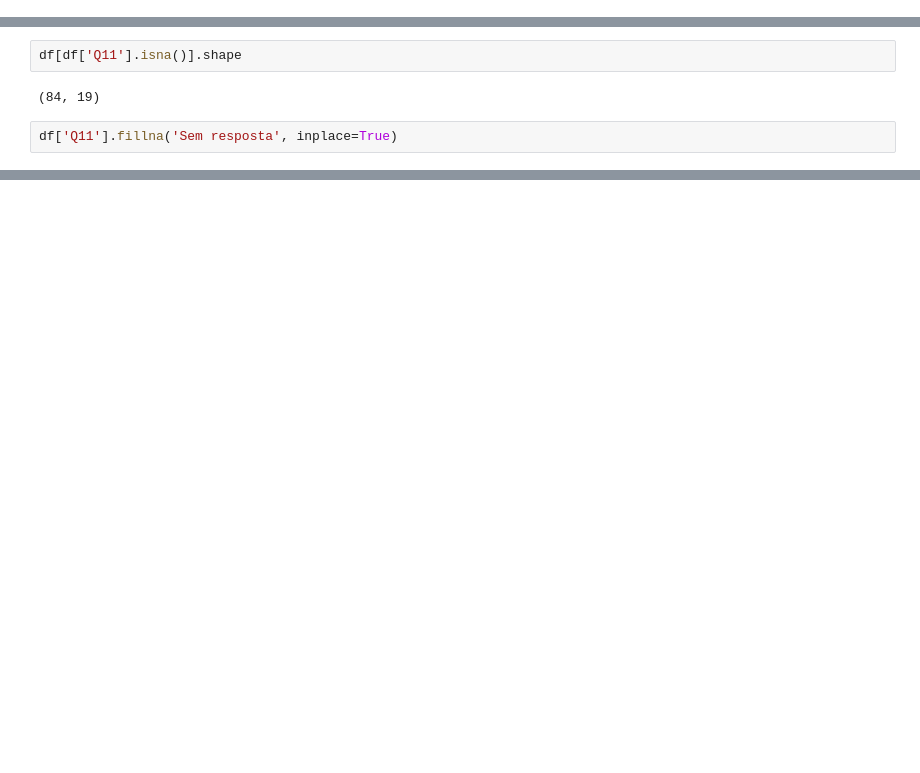
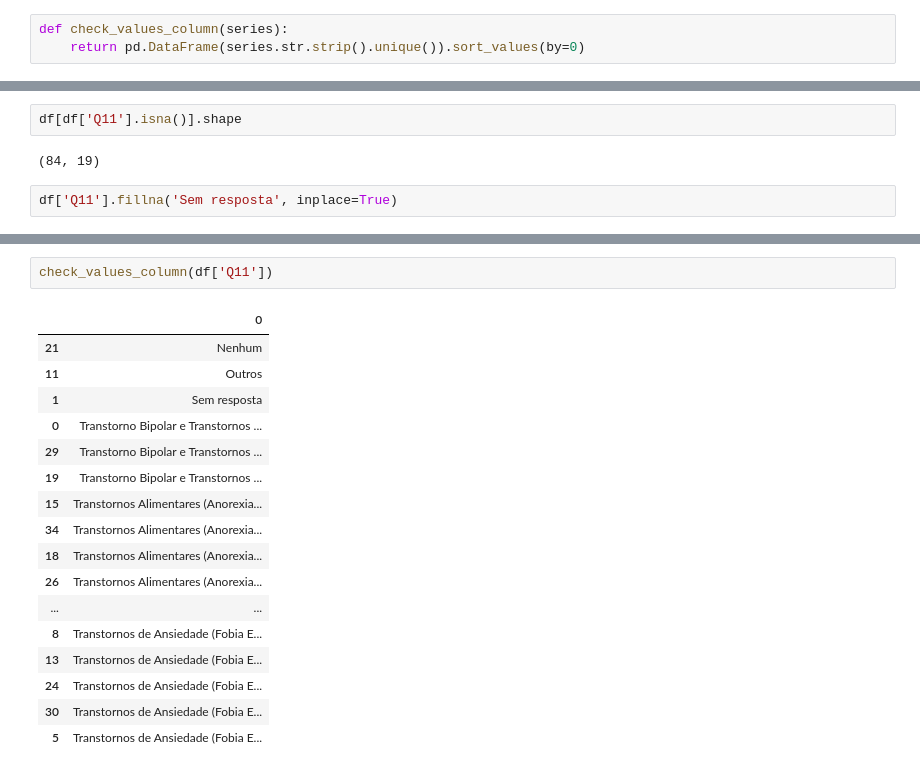
Before and after one commit to claytonrm/AnalisePreditivaSuicidio, a Jupyter notebook: AnalisePreditivaSuicidio.ipynb, the cells around one changed output, grey strips where cells are left out. Saved outputs shown, nothing was run; the diff lists cells and outputs as text; blank space fills up the shorter version.

```diff
--- a/AnalisePreditivaSuicidio.ipynb
+++ b/AnalisePreditivaSuicidio.ipynb
@@ -55,4 +58,7 @@ Q19      0
 dtype: int64
 # %% [markdown]
 ## 1. Pré-processamento
+# %%
+def check_values_column(series):
+    return pd.DataFrame(series.str.strip().unique()).sort_values(by=0)
 # %% [markdown]
@@ -114,0 +145,20 @@ Name: Q11, dtype: int64
+# %%
+check_values_column(df['Q11'])
+# %% [output]
+|  | 0 |
+| 21 | Nenhum |
+| 11 | Outros |
+| 1 | Sem resposta |
+| 0 | Transtorno Bipolar e Transtornos ... |
+| 29 | Transtorno Bipolar e Transtornos ... |
+| 19 | Transtorno Bipolar e Transtornos ... |
+| 15 | Transtornos Alimentares (Anorexia... |
+| 34 | Transtornos Alimentares (Anorexia... |
+| 18 | Transtornos Alimentares (Anorexia... |
+| 26 | Transtornos Alimentares (Anorexia... |
+| ... | ... |
+| 8 | Transtornos de Ansiedade (Fobia E... |
+| 13 | Transtornos de Ansiedade (Fobia E... |
+| 24 | Transtornos de Ansiedade (Fobia E... |
+| 30 | Transtornos de Ansiedade (Fobia E... |
+| 5 | Transtornos de Ansiedade (Fobia E... |
```
Also changed, not shown: parts of 19 cells of this notebook.
